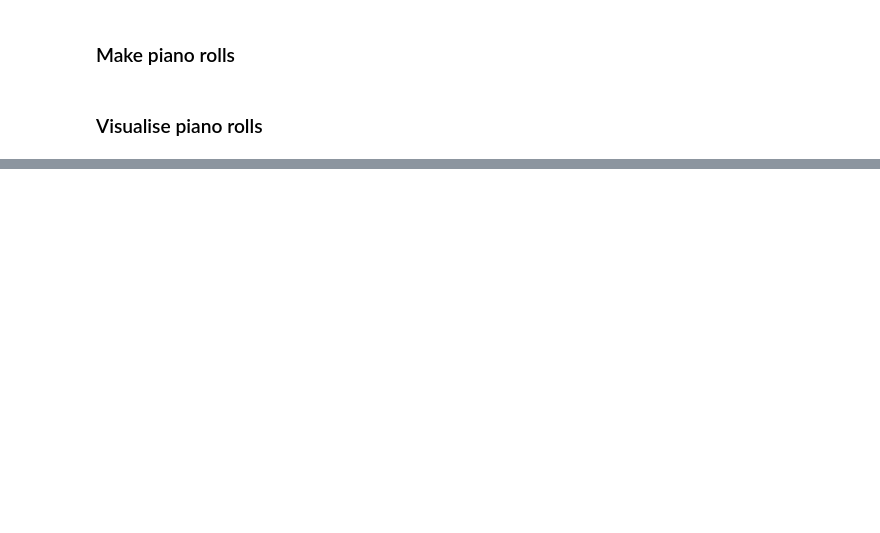
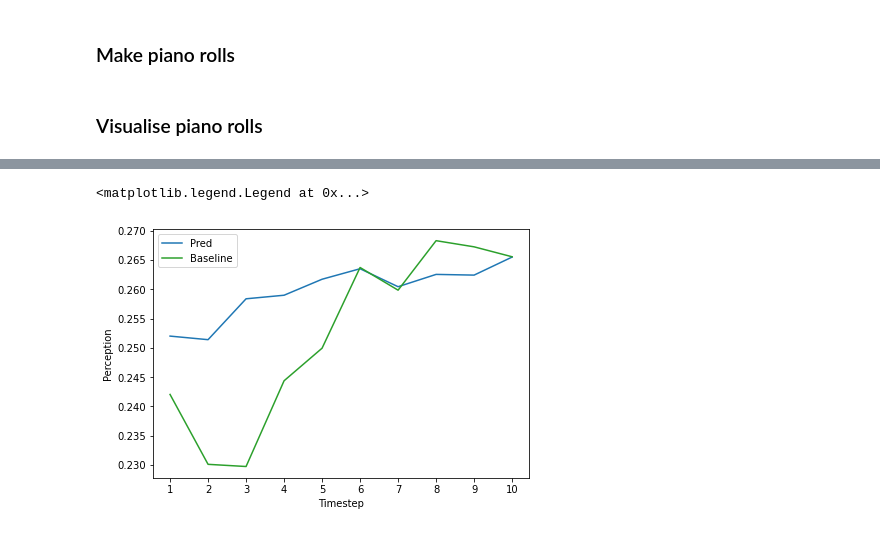
Before and after one commit to paolo-26/NMP, a Jupyter notebook: visual_tests.ipynb, the cells around one changed output, grey strips where cells are left out. Drawn from its saved outputs; the diff is of its cells as text; code cells hidden in the pictures; blank space fills up the shorter version.

```diff
--- a/visual_tests.ipynb
+++ b/visual_tests.ipynb
@@ -118,0 +466,25 @@ plt.ylim(LOW_LIM, HIGH_LIM)
+# %%
+from nmp import ev_metrics
+import importlib
+importlib.reload(ev_metrics)
+diss_pred = []
+diss_base = []
+for a in range(10):
+    if FF:
+        values = ev_metrics.dissonance_perception(test.dataset[1][:, a*64:(a+1)*64], predictions_bin[a, :, :])
+    else:
+        values = ev_metrics.dissonance_perception(merged_output[:, a*64:(a+1)*64], predictions_bin[a, :, :])
+    diss_pred.append(values)
+    print("Perceptive accuracy at timesteps %d: %.2f%%" % (a, values))
+
+    if FF:
+        base_values = ev_metrics.dissonance_perception(test.dataset[1][:, a*64:(a+1)*64], hold_baseline[:, -64:])
+    else:
+#         base_values = ev_metrics.dissonance_perception(merged_output[:, a*64:(a+1)*64], hold_baseline[:, a*64:(a+1)*64])
+        base_values = ev_metrics.dissonance_perception(merged_output[:, a*64:(a+1)*64], merged_input[:, -64:])
+    diss_base.append(base_values)
+    print("Baseline perceptive accuracy: %.2f%%" % base_values)
+    print()
+
+#     test_values = ev_metrics.dissonance_perception(test.dataset[1][:, a*64:(a+1)*64], test.dataset[1][:, a*64:(a+1)*64])
+#     print("Self-test perceptive accuracy: %.2f%%" % test_values)
@@ -118,0 +509,12 @@ plt.ylim(LOW_LIM, HIGH_LIM)
+# %%
+plt.figure(constrained_layout=True)
+plt.plot(range(1, 11), diss_pred, label='Pred', color='tab:blue')
+plt.plot(range(1, 11), diss_base, label='Baseline', color='tab:green')
+# plt.ylim(0, 1)
+plt.xticks(range(1, 11))
+plt.ylabel("Perception")
+plt.xlabel("Timestep")
+plt.legend()
+# %% [output]
+<matplotlib.legend.Legend at 0x...>
+[figure, added]
```
Also changed, not shown: parts of 40 cells of this notebook.
